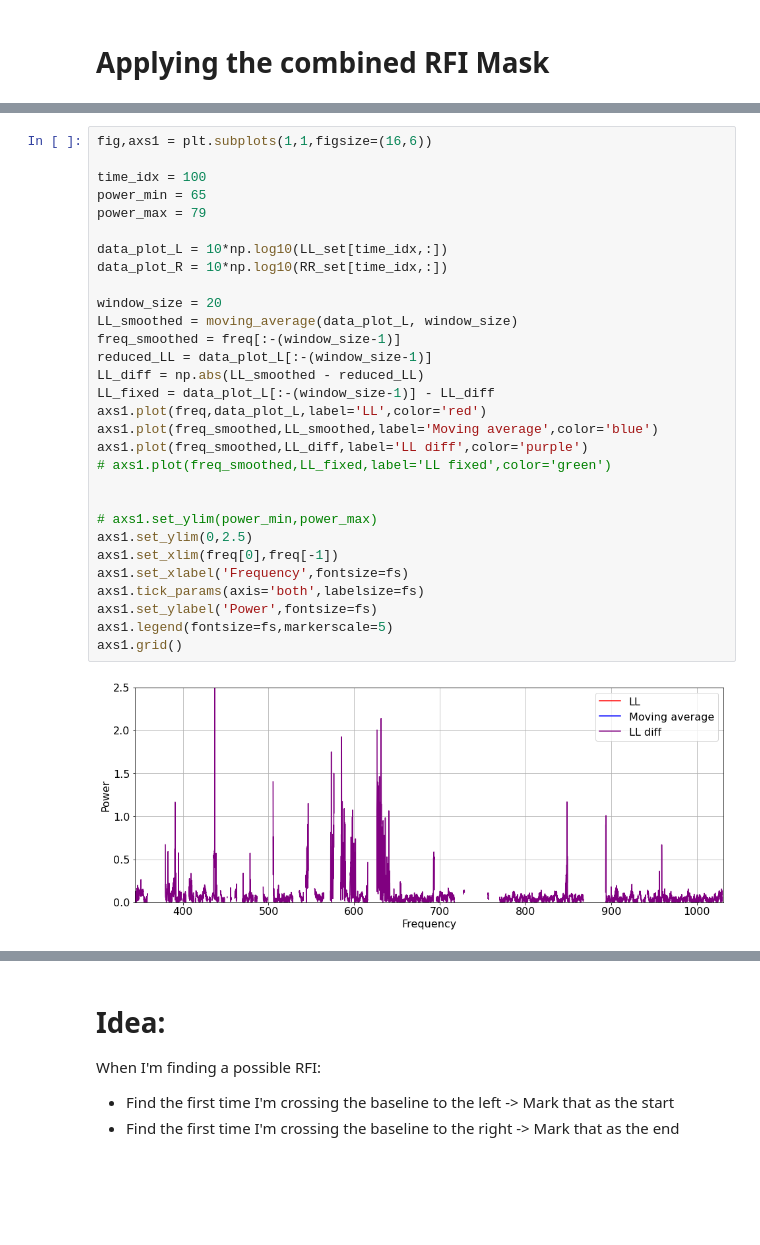
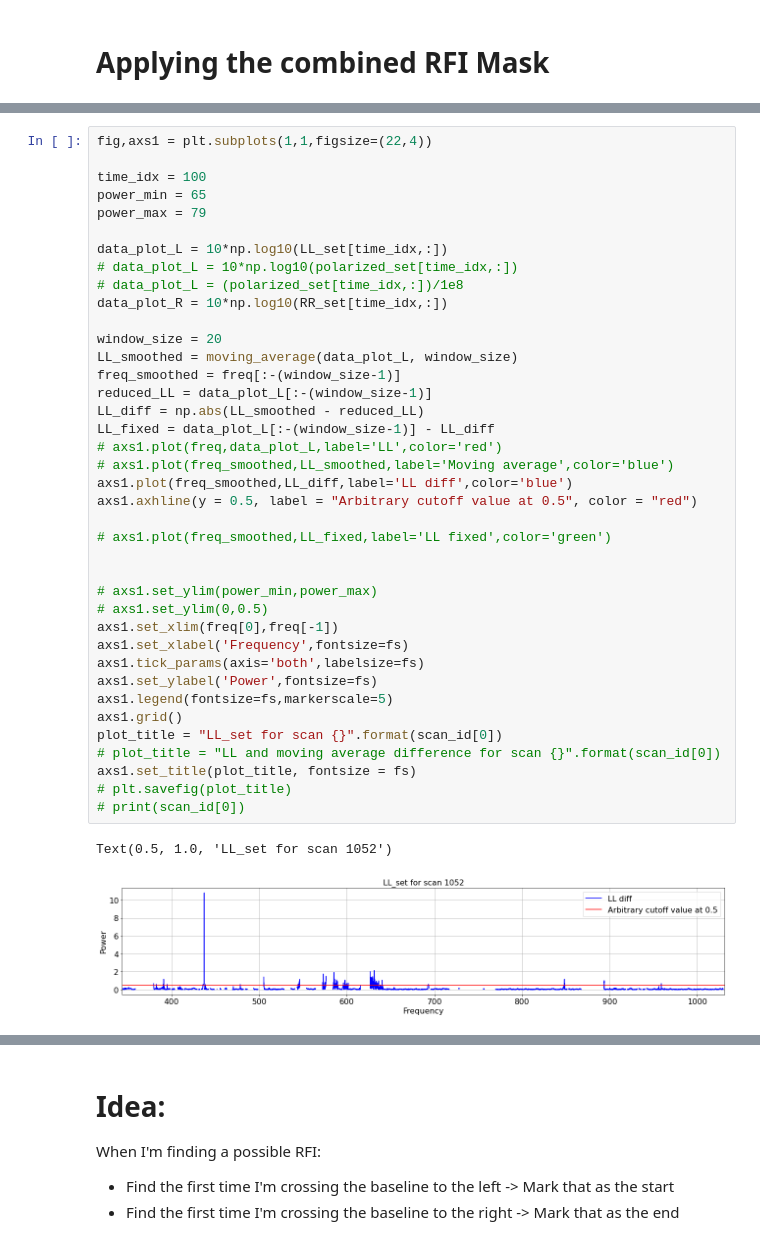
Before and after one commit to aordog/dva_pipeline, a Jupyter notebook: dva_rfi_excision_single_scan.ipynb, the cells around one changed output, grey strips where cells are left out. Cells and saved outputs as stored; diff of their text form; blank space fills up the shorter version.

```diff
--- a/dva_rfi_excision_single_scan.ipynb
+++ b/dva_rfi_excision_single_scan.ipynb
@@ -539,35 +843,45 @@ SyntaxError: invalid syntax (<ipython-input-97-7980577e1615>, line 5)
 # %%
-fig,axs1 = plt.subplots(1,1,figsize=(16,6))
+fig,axs1 = plt.subplots(1,1,figsize=(22,4))
 
 time_idx = 100
 power_min = 65
 power_max = 79
 
 data_plot_L = 10*np.log10(LL_set[time_idx,:])
+# data_plot_L = 10*np.log10(polarized_set[time_idx,:])
+# data_plot_L = (polarized_set[time_idx,:])/1e8
 data_plot_R = 10*np.log10(RR_set[time_idx,:])
 
 window_size = 20
 LL_smoothed = moving_average(data_plot_L, window_size)
 freq_smoothed = freq[:-(window_size-1)]
 reduced_LL = data_plot_L[:-(window_size-1)]
 LL_diff = np.abs(LL_smoothed - reduced_LL)
 LL_fixed = data_plot_L[:-(window_size-1)] - LL_diff
-axs1.plot(freq,data_plot_L,label='LL',color='red')
-axs1.plot(freq_smoothed,LL_smoothed,label='Moving average',color='blue')
-axs1.plot(freq_smoothed,LL_diff,label='LL diff',color='purple')
+# axs1.plot(freq,data_plot_L,label='LL',color='red')
+# axs1.plot(freq_smoothed,LL_smoothed,label='Moving average',color='blue')
+axs1.plot(freq_smoothed,LL_diff,label='LL diff',color='blue')
+axs1.axhline(y = 0.5, label = "Arbitrary cutoff value at 0.5", color = "red")
+
 # axs1.plot(freq_smoothed,LL_fixed,label='LL fixed',color='green')
 
 
 # axs1.set_ylim(power_min,power_max)
-axs1.set_ylim(0,2.5)
+# axs1.set_ylim(0,0.5)
 axs1.set_xlim(freq[0],freq[-1])
 axs1.set_xlabel('Frequency',fontsize=fs)
 axs1.tick_params(axis='both',labelsize=fs)
 axs1.set_ylabel('Power',fontsize=fs)
 axs1.legend(fontsize=fs,markerscale=5)
 axs1.grid()
+plot_title = "LL_set for scan {}".format(scan_id[0])
+# plot_title = "LL and moving average difference for scan {}".format(scan_id[0])
+axs1.set_title(plot_title, fontsize = fs)
+# plt.savefig(plot_title)
+# print(scan_id[0])
 # %% [output]
+Text(0.5, 1.0, 'LL_set for scan 1052')
-[figure, old version]
+[figure, new version]
 # %%
 freq_mask = np.where(LL_diff > 0.1)
 fig,axs1 = plt.subplots(1,1,figsize=(16,6))
```
Also changed, not shown: parts of 23 cells of this notebook, 9 other files.
